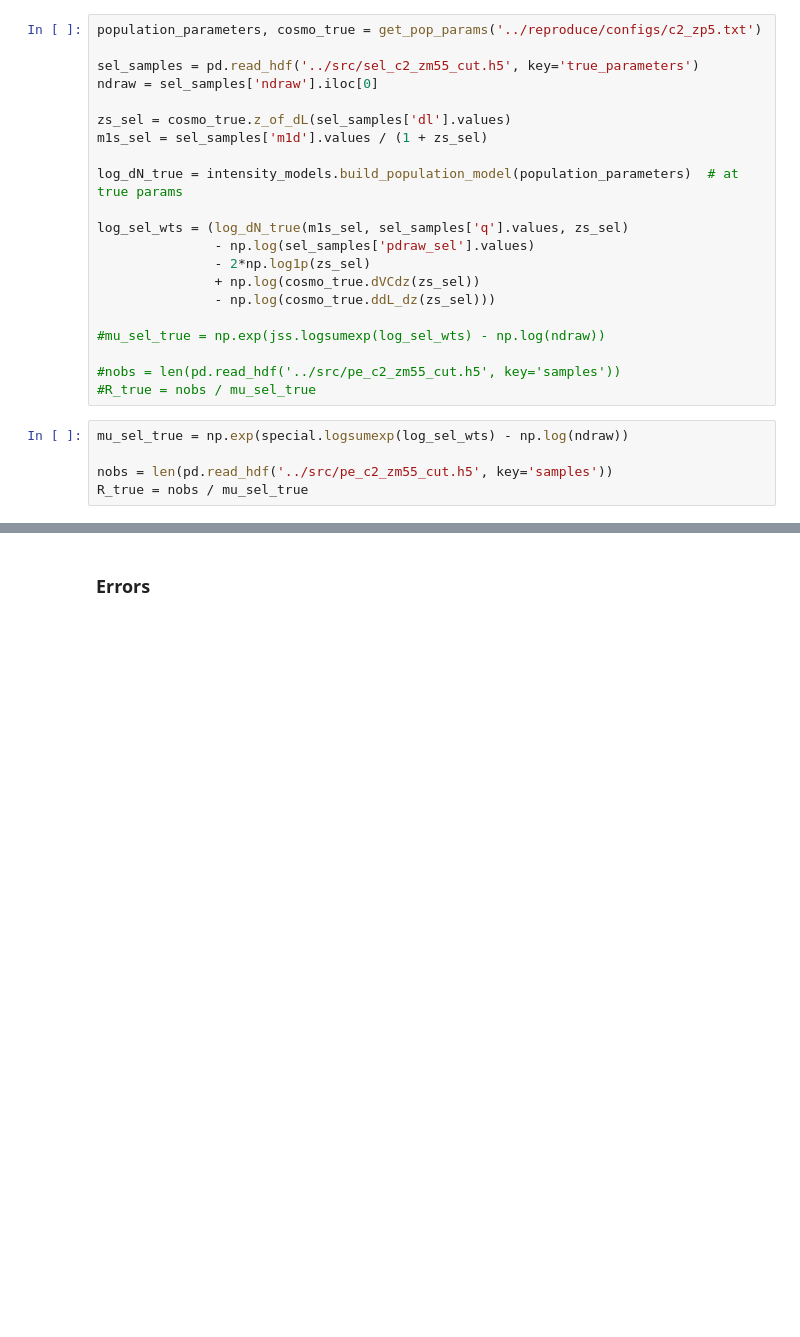
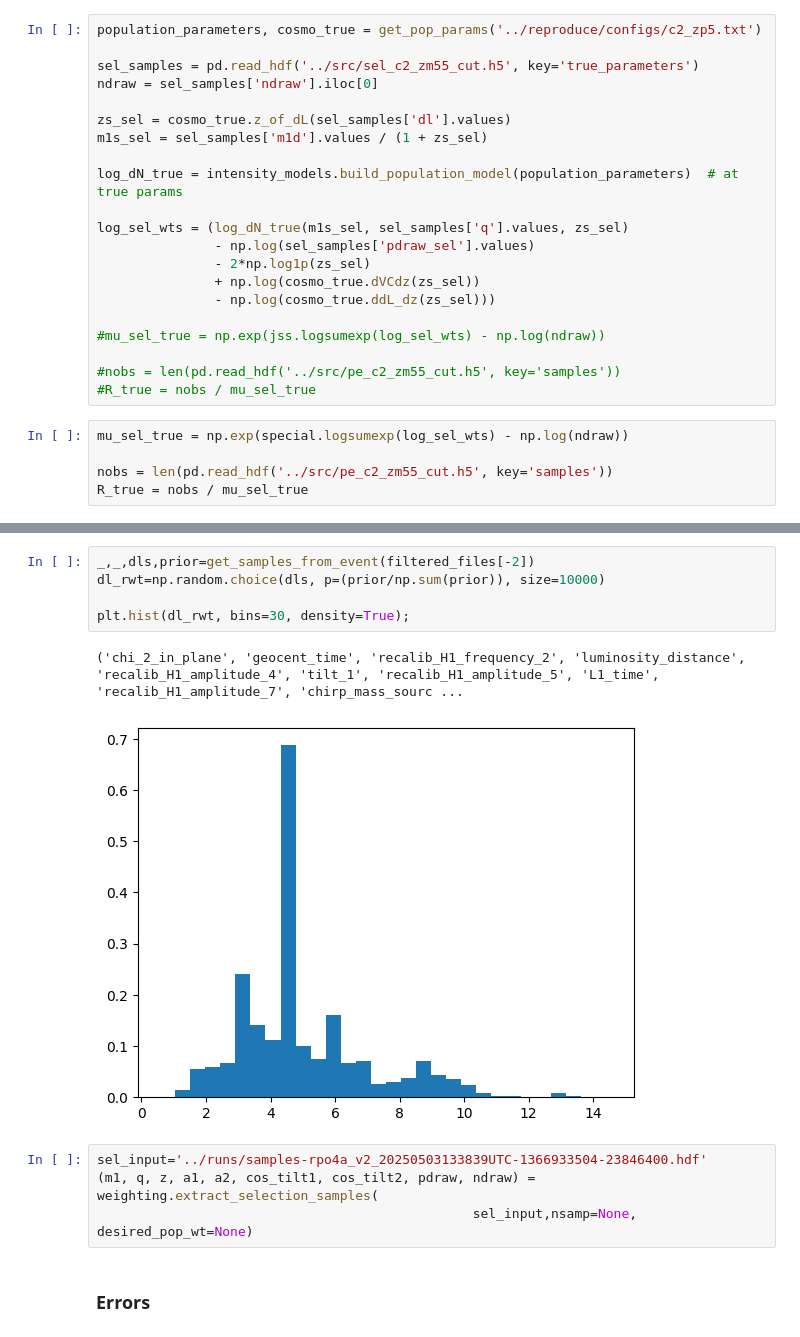
Before and after one commit to abby-moran/GW_pop_cosmo_inference, a Jupyter notebook: scripts/sandbox.ipynb, the cells around one changed output, grey strips where cells are left out. Saved outputs shown, nothing was run; the diff lists cells and outputs as text; blank space fills up the shorter version.

```diff
--- a/scripts/sandbox.ipynb
+++ b/scripts/sandbox.ipynb
@@ -303,3 +238,15 @@ Filtered to 59 files.
+# %%
+_,_,dls,prior=get_samples_from_event(filtered_files[-2])
+dl_rwt=np.random.choice(dls, p=(prior/np.sum(prior)), size=10000)
+
+plt.hist(dl_rwt, bins=30, density=True);
+# %% [output]
+('chi_2_in_plane', 'geocent_time', 'recalib_H1_frequency_2', 'luminosity_distance', 'recalib_H1_amplitude_4', 'tilt_1', 'recalib_H1_amplitude_5', 'L1_time', 'recalib_H1_amplitude_7', 'chirp_mass_sourc ...
+[figure, added]
+# %%
+sel_input='../runs/samples-rpo4a_v2_20250503133839UTC-1366933504-23846400.hdf'
+(m1, q, z, a1, a2, cos_tilt1, cos_tilt2, pdraw, ndraw) = weighting.extract_selection_samples(
+                                                sel_input,nsamp=None, desired_pop_wt=None)
 # %% [markdown]
 ### Errors
 # %%
```
Also changed, not shown: parts of 13 cells of this notebook, 6 other files.
